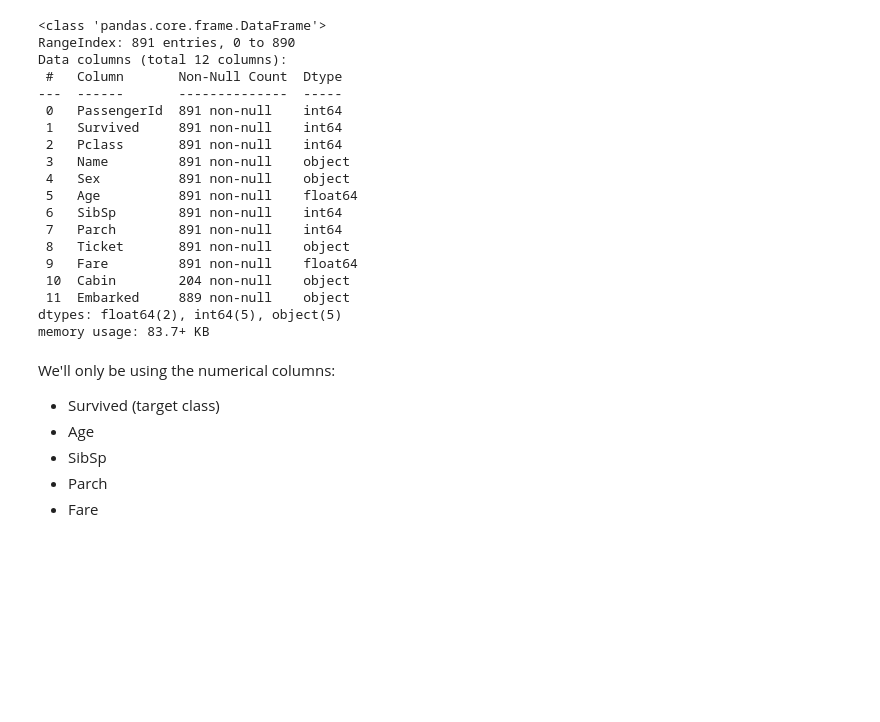
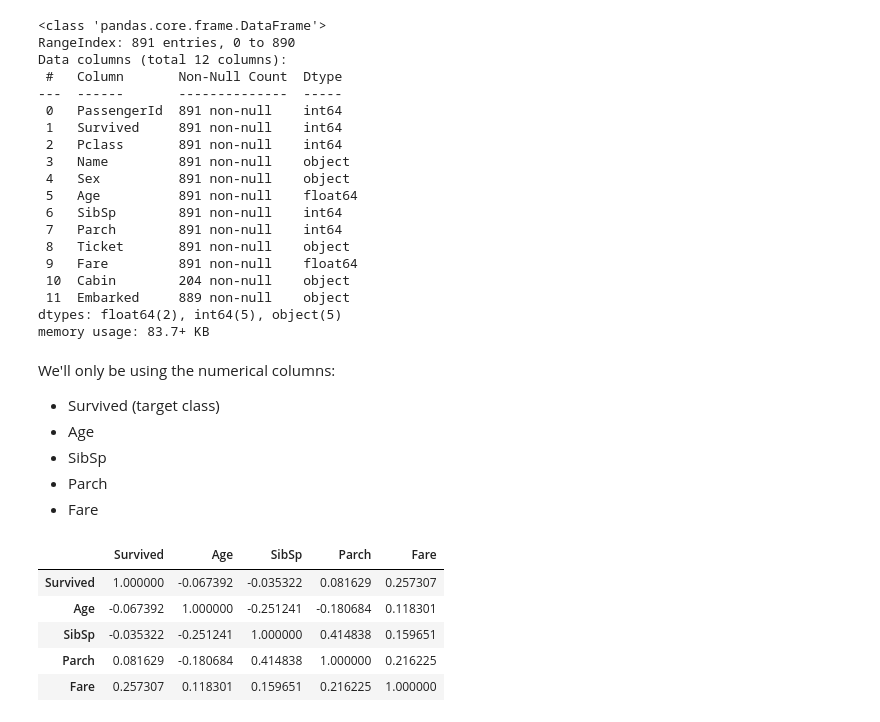
Before and after one commit to af2022/titanic_classifier_project, a Jupyter notebook: Notebooks/1_Exploratory_Data_Analysis.ipynb, the cells around one changed output. Drawn from its saved outputs; the diff is of its cells as text; code cells hidden in the pictures; blank space fills up the shorter version.

```diff
--- a/Notebooks/1_Exploratory_Data_Analysis.ipynb
+++ b/Notebooks/1_Exploratory_Data_Analysis.ipynb
@@ -364,2 +364,12 @@ numerical_cols = ['']
+# %%
+corr = training_df[numerical_cols].corr()
+corr
+# %% [output]
+|  | Survived | Age | SibSp | Parch | Fare |
+| Survived | 1.000000 | -0.067392 | -0.035322 | 0.081629 | 0.257307 |
+| Age | -0.067392 | 1.000000 | -0.251241 | -0.180684 | 0.118301 |
+| SibSp | -0.035322 | -0.251241 | 1.000000 | 0.414838 | 0.159651 |
+| Parch | 0.081629 | -0.180684 | 0.414838 | 1.000000 | 0.216225 |
+| Fare | 0.257307 | 0.118301 | 0.159651 | 0.216225 | 1.000000 |
 # %%
 fig, ax = plt.subplots(figsize=(10, 5))
```
Also changed, not shown: parts of 4 cells of this notebook, 1 other file.
